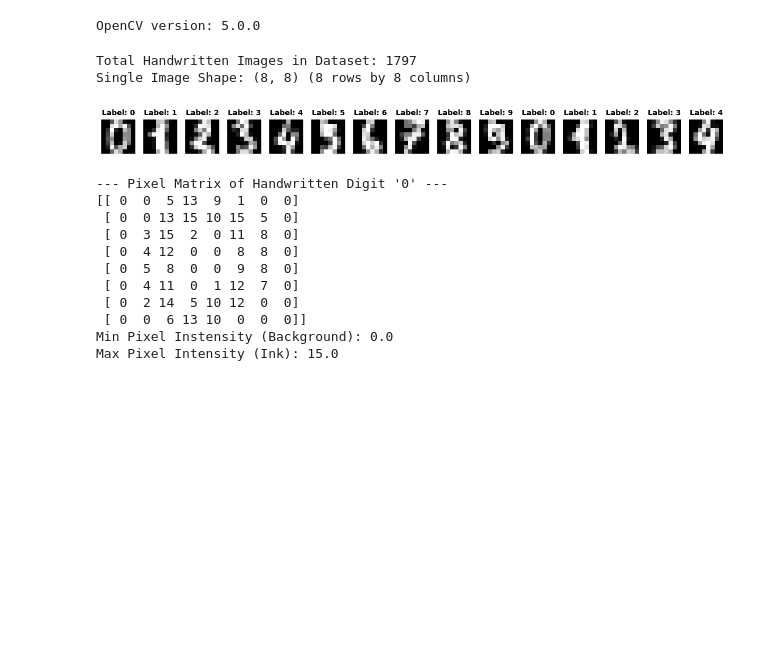
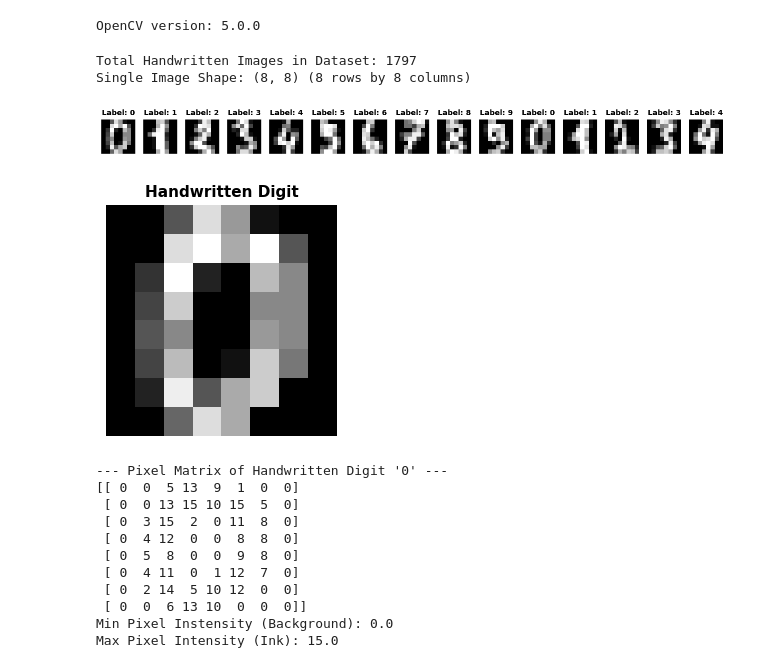
Before and after one commit to Pratham1845/Aiml-training, a Jupyter notebook: opencv.ipynb, the cells around one changed output. Drawn from its saved outputs; the diff is of its cells as text; code cells hidden in the pictures; blank space fills up the shorter version.

```diff
--- a/opencv.ipynb
+++ b/opencv.ipynb
@@ -38,19 +38,21 @@ def show_digit_grid(images,labels,cols=5,figsize=(12,3)):
 # %%
 #Load the Handwritten Digits Dataset
 digits=load_digits()
 
 x_raw=digits.images #8x8 pixel images (features)
 y_raw=digits.target # True numeriacal labels (0 to 9) (target)
 
 print(f"Total Handwritten Images in Dataset: {len(x_raw)}")
 print(f"Single Image Shape: {x_raw[0].shape} (8 rows by 8 columns)")
 
 #Show the first 5 handwritten digits in the dataset
 show_digit_grid(x_raw[:15],y_raw[:15],cols=15)
+show_digit(x_raw[0])
 # %% [output]
 Total Handwritten Images in Dataset: 1797
 Single Image Shape: (8, 8) (8 rows by 8 columns)
 [figure]
+[figure, added]
 # %%
 #Inspecting pixel numbers of digit '0'
 sample_digit=x_raw[0]
```
Also changed, not shown: parts of 6 cells of this notebook.
